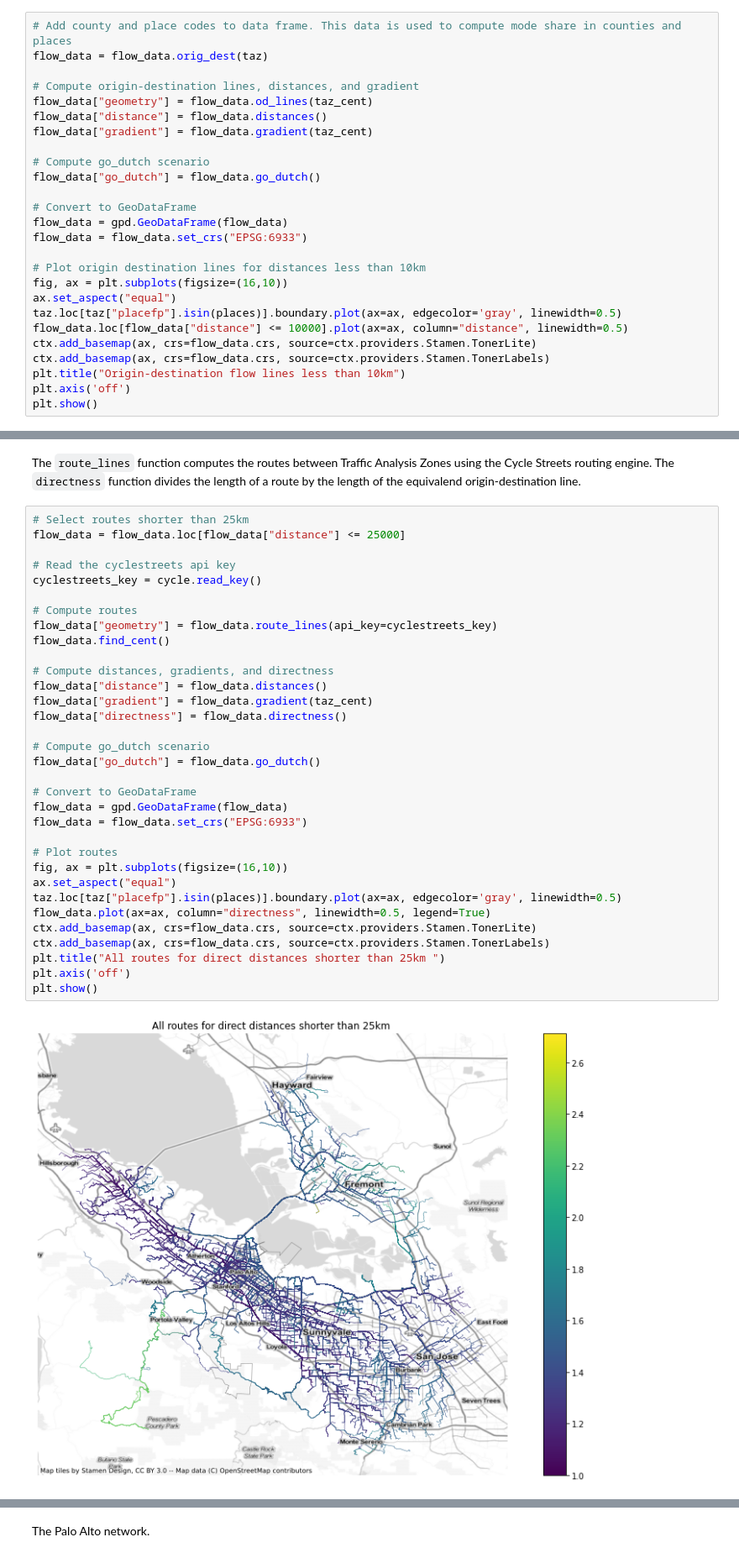
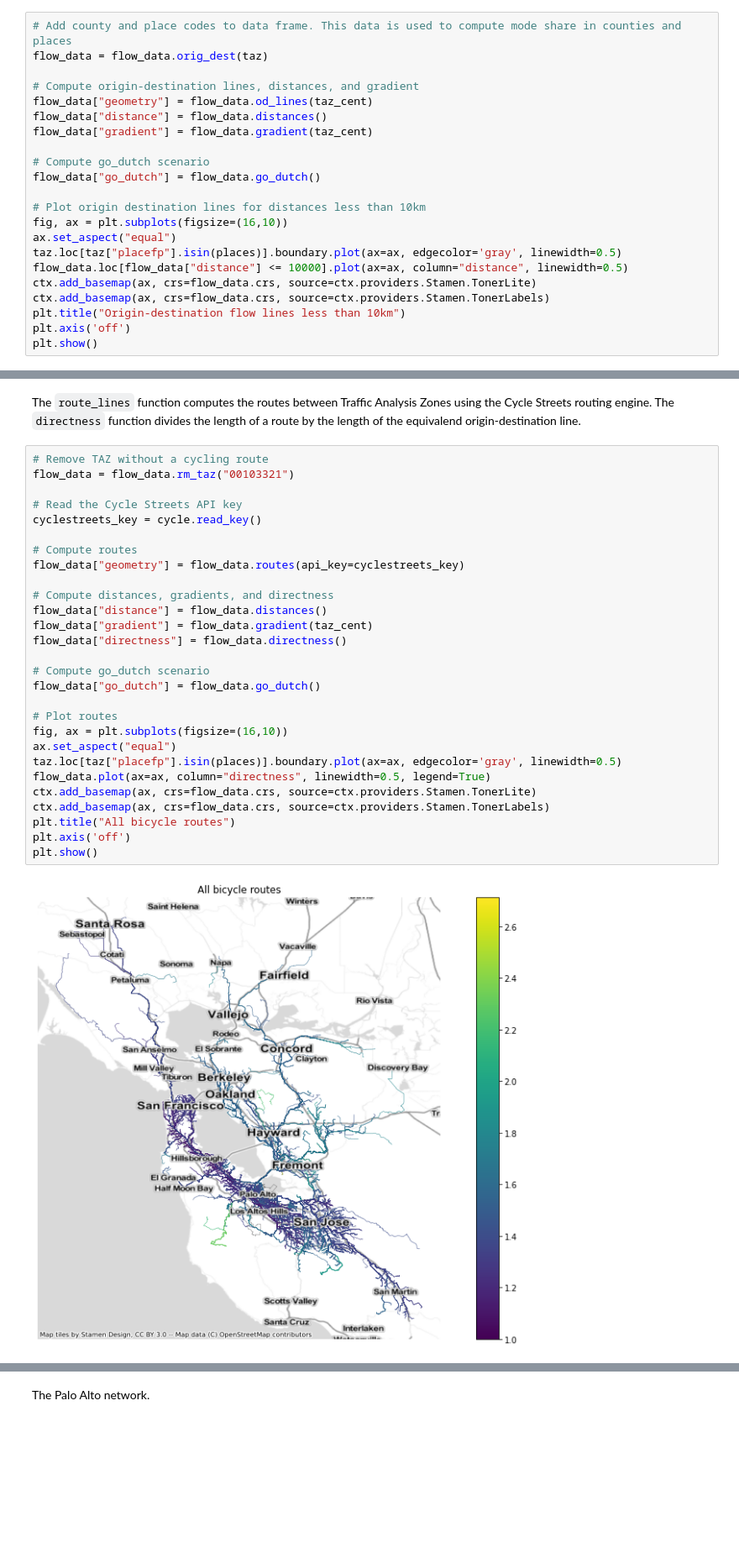
Before and after one commit to pctBayArea/stplanpy-book, a Jupyter notebook: docs/_sources/notebooks.ipynb, the cells around one changed output, grey strips where cells are left out. Shown at 84% size. Saved outputs shown, nothing was run; the diff lists cells and outputs as text; blank space fills up the shorter version.

```diff
--- a/docs/_sources/notebooks.ipynb
+++ b/docs/_sources/notebooks.ipynb
@@ -151,10 +155,6 @@ flow_data["gradient"] = flow_data.gradient(taz_cent)
 # Compute go_dutch scenario
 flow_data["go_dutch"] = flow_data.go_dutch()
 
-# Convert to GeoDataFrame
-flow_data = gpd.GeoDataFrame(flow_data)
-flow_data = flow_data.set_crs("EPSG:6933")
-
 # Plot origin destination lines for distances less than 10km
 fig, ax = plt.subplots(figsize=(16,10))
 ax.set_aspect("equal")
@@ -199,38 +199,33 @@ print(place[["name", "bike", "go_dutch", "bike10", "go_dutch10", "all", "all10"]
 # %% [markdown]
 The `route_lines` function computes the routes between Traffic Analysis Zones using the Cycle Streets routing engine. The `directness` function divides the length of a route by the length of the equivalend origin-destination line.
 # %%
-# Select routes shorter than 25km
-flow_data = flow_data.loc[flow_data["distance"] <= 25000]
+# Remove TAZ without a cycling route
+flow_data = flow_data.rm_taz("00103321")
 
-# Read the cyclestreets api key
+# Read the Cycle Streets API key
 cyclestreets_key = cycle.read_key()
 
 # Compute routes
-flow_data["geometry"] = flow_data.route_lines(api_key=cyclestreets_key)
-flow_data.find_cent()
+flow_data["geometry"] = flow_data.routes(api_key=cyclestreets_key)
 
 # Compute distances, gradients, and directness
 flow_data["distance"] = flow_data.distances()
 flow_data["gradient"] = flow_data.gradient(taz_cent)
 flow_data["directness"] = flow_data.directness()
 
 # Compute go_dutch scenario
 flow_data["go_dutch"] = flow_data.go_dutch()
 
-# Convert to GeoDataFrame
-flow_data = gpd.GeoDataFrame(flow_data)
-flow_data = flow_data.set_crs("EPSG:6933")
-
 # Plot routes
 fig, ax = plt.subplots(figsize=(16,10))
 ax.set_aspect("equal")
 taz.loc[taz["placefp"].isin(places)].boundary.plot(ax=ax, edgecolor='gray', linewidth=0.5)
 flow_data.plot(ax=ax, column="directness", linewidth=0.5, legend=True)
 ctx.add_basemap(ax, crs=flow_data.crs, source=ctx.providers.Stamen.TonerLite)
 ctx.add_basemap(ax, crs=flow_data.crs, source=ctx.providers.Stamen.TonerLabels)
-plt.title("All routes for direct distances shorter than 25km ")
+plt.title("All bicycle routes")
 plt.axis('off')
 plt.show()
 # %% [output]
-[figure, old version]
+[figure, new version]
 # %% [markdown]
```
Also changed, not shown: parts of 6 cells of this notebook, 17 other files.
